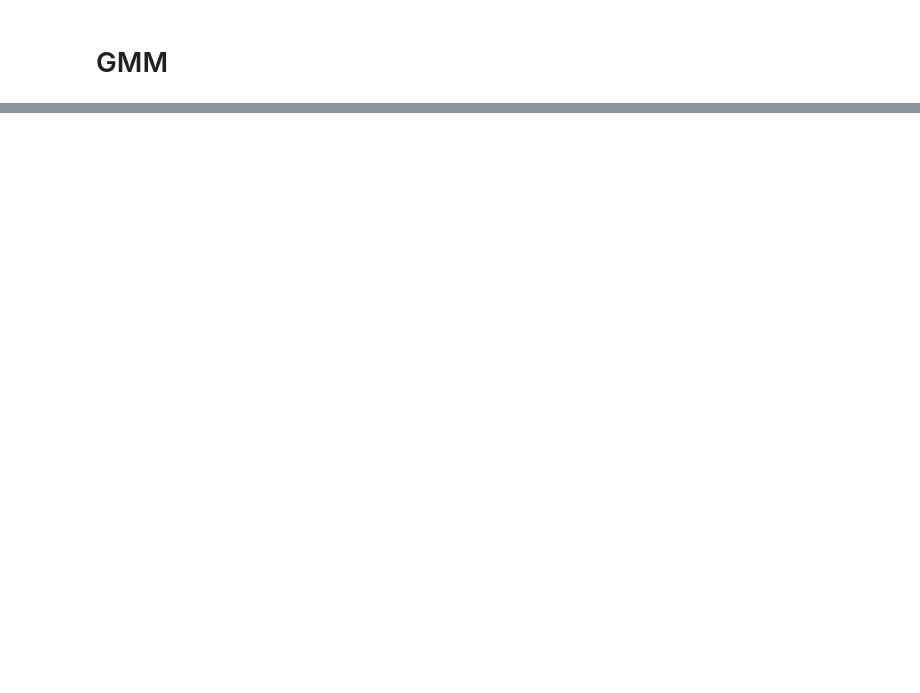
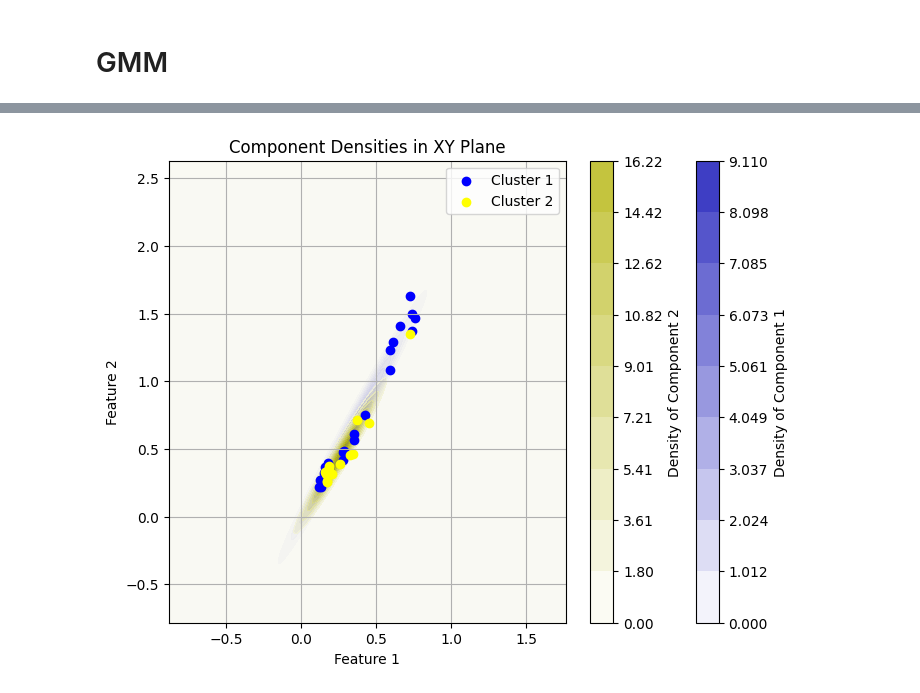
Before and after one commit to hrapek/Biomechanics, a Jupyter notebook: clustering.ipynb, the cells around one changed output, grey strips where cells are left out. Cells and saved outputs as stored; diff of their text form; code cells hidden in the pictures; blank space fills up the shorter version.

```diff
--- a/clustering.ipynb
+++ b/clustering.ipynb
@@ -52,7 +52,8 @@ clustering_df["class"] = clustering_df["walking_type"] + "_" + clustering_df["ca
 clustering_df["class"] = clustering_df["walking_type"]
 
 # clustering_df = clustering_df[(clustering_df["camera_type"] == "front") | (clustering_df["camera_type"] == "side")]
-clustering_df = clustering_df[(clustering_df["camera_type"] == "side")]
+# clustering_df = clustering_df[(clustering_df["camera_type"] == "front")]
+# clustering_df = clustering_df[(clustering_df["camera_type"] == "side")]
 
 # clustering_df = clustering_df[clustering_df["camera_type"] == (condition)]
 # clustering_df = clustering_df[clustering_df["walking_type"] == (condition)]
@@ -528,0 +244,93 @@ Accuracy: 0.50
+# %%
+import matplotlib.pyplot as plt
+from scipy.stats import multivariate_normal
+from matplotlib.colors import LinearSegmentedColormap, to_rgb, to_hex
+from matplotlib.colors import LinearSegmentedColormap
+import numpy as np
+
+# Encode the 'class' column to numerical values
+label_encoder = LabelEncoder()
+clustering_df['class_encoded'] = label_encoder.fit_transform(clustering_df['class'])
+
+# Train-test split
+X = clustering_df[['avg_step_length', 'speed', 'asymmetry']]
+y = clustering_df['class_encoded']
+X_train, X_test, y_train, y_test = train_test_split(X, y, test_size=0.1, random_state=42)
+
+# Fit a Gaussian Mixture Model
+n_clusters = len(np.unique(y_train))
+gmm = GaussianMixture(n_components=n_clusters, random_state=42)
+gmm.fit(X_train)
+
+# Define base colors for each component
+colors = ['#0000FF', '#FFFF00', '#FF0000']  # Adjust these colors as needed
+
+# Create custom colormaps for each component
+cmaps = [LinearSegmentedColormap.from_list(f'CustomMap{i}', ['white', color]) for i, color in enumerate(colors)]
+
+# Function to darken a color
+def darken_color(color, factor=0.7):
+    # Convert the color to RGB
+    rgb = to_rgb(color)
+    # Darken the RGB values
+    dark_rgb = [x * factor for x in rgb]
+    # Return the darker color
+    return to_hex(dark_rgb)
+
+# Darken each base color
+darker_colors = [darken_color(color) for color in colors]
+
+# Create custom colormaps with the darker colors
+darker_cmaps = [LinearSegmentedColormap.from_list(f'DarkerCustomMap{i}', ['white', color]) for i, color in enumerate(darker_colors)]
+
+# Now, darker_cmaps contains the darker versions of your original colormaps
+
+
+# Now, darker_cmaps contains the darker versions of your original colormaps
+
+
+# Visualization function
+def plot_2d_component_densities(X, features, gmm, title):
+    x_min, x_max = X[:, features[0]].min() - 1, X[:, features[0]].max() + 1
+    y_min, y_max = X[:, features[1]].min() - 1, X[:, features[1]].max() + 1
+    xx, yy = np.meshgrid(np.linspace(x_min, x_max, 500), np.linspace(y_min, y_max, 500))
+    grid_points = np.c_[xx.ravel(), yy.ravel()]
+    grid_points_full = np.zeros((grid_points.shape[0], X.shape[1]))
+    grid_points_full[:, features] = grid_points
+
+    plt.figure(figsize=(8, 6))
+
+    for i, (mean, covar) in enumerate(zip(gmm.means_, gmm.covariances_)):
+        covar_2d = covar[np.ix_(features, features)]
+        mean_2d = mean[features]
+        z = multivariate_normal(mean_2d, covar_2d).pdf(np.c_[xx.ravel(), yy.ravel()])
+        z = z.reshape(xx.shape)
+        plt.contourf(xx, yy, z, levels=np.linspace(z.min(), z.max(), 10), cmap=darker_cmaps[i], alpha=0.8)
+        plt.colorbar(label=f"Density of Component {i+1}")
+
+    # Predict the cluster for each data point
+    cluster_labels = gmm.predict(X)
+
+    # Scatter plot of the original data points, colored by cluster
+    for i in range(gmm.n_components):
+        plt.scatter(X[cluster_labels == i, features[0]], X[cluster_labels == i, features[1]],
+                    color=colors[i], label=f'Cluster {i+1}')
+
+    plt.title(title)
+    plt.xlabel(f'Feature {features[0] + 1}')
+    plt.ylabel(f'Feature {features[1] + 1}')
+    plt.legend()
+    plt.grid(True)
+
+# Call the function with the appropriate parameters
+# Example: plot_2d_component_densities(X_train.to_numpy(), [0, 1], gmm, 'Component Densities in XY Plane')
+# plt.show()
+
+# Example: Visualize the first two features
+plot_2d_component_densities(X.to_numpy(), [0, 1], gmm, 'Component Densities in XY Plane')
+plot_2d_component_densities(X.to_numpy(), [0, 2], gmm, 'Component Densities in XY Plane')
+plot_2d_component_densities(X.to_numpy(), [1, 2], gmm, 'Component Densities in XY Plane')
+
+plt.show()
+# %% [output]
+[figure, added]
```
Also changed, not shown: parts of 9 cells of this notebook.
